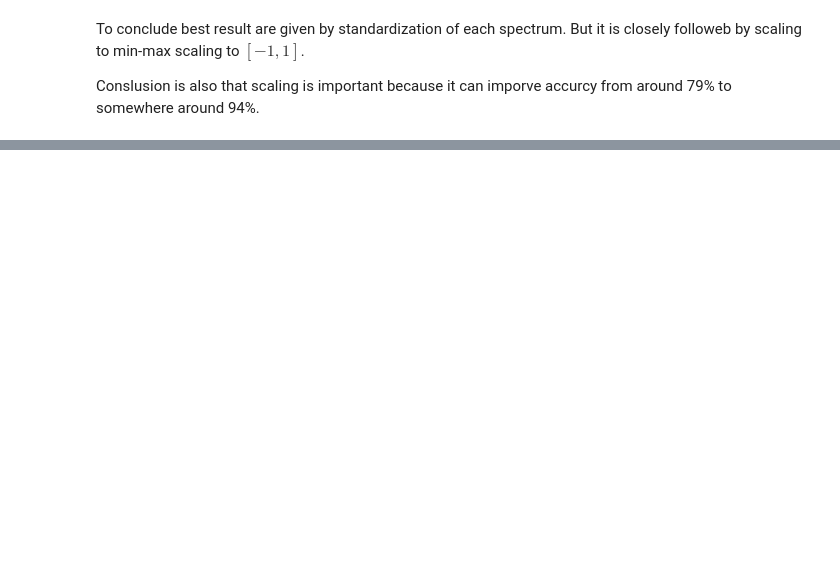
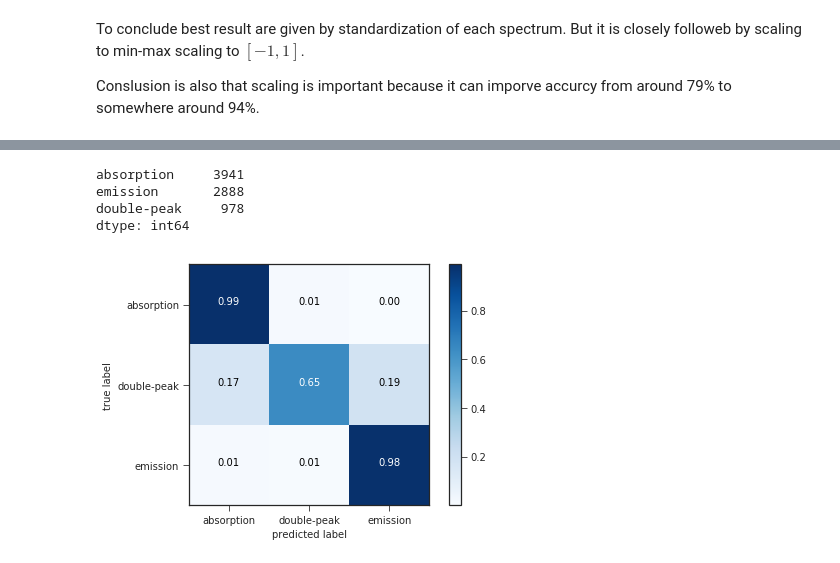
Before and after one commit to podondra/ondrejov-preprocessing, a Jupyter notebook: ondrejov-preprocessing.ipynb, the cells around one changed output, grey strips where cells are left out. Cells and saved outputs as stored; diff of their text form; code cells hidden in the pictures; blank space fills up the shorter version.

```diff
--- a/ondrejov-preprocessing.ipynb
+++ b/ondrejov-preprocessing.ipynb
@@ -737,6 +767,7 @@ def evaluate_cm(X_tr, X_va, y_tr=y_tr, y_va=y_va, verbose=False):
             print(cm)
         cms[i] = cm
     plot_cm(cms.mean(axis=0))
+    return pandas.Series(le.inverse_transform(y_tr)).value_counts()
 
 evaluate_cm(X_tr_scaled, X_va_scaled)
 # %% [output]
@@ -768,0 +822,10 @@ something.
+# %%
+tomek = TomekLinks()
+X_tomek, y_tomek = tomek.fit_sample(X_tr_scaled, y_tr)
+evaluate_cm(X_tomek, X_va_scaled, y_tr=y_tomek)
+# %% [output]
+absorption     3941
+emission       2888
+double-peak     978
+dtype: int64
+[figure, added]
```
Also changed, not shown: parts of 46 cells of this notebook.
